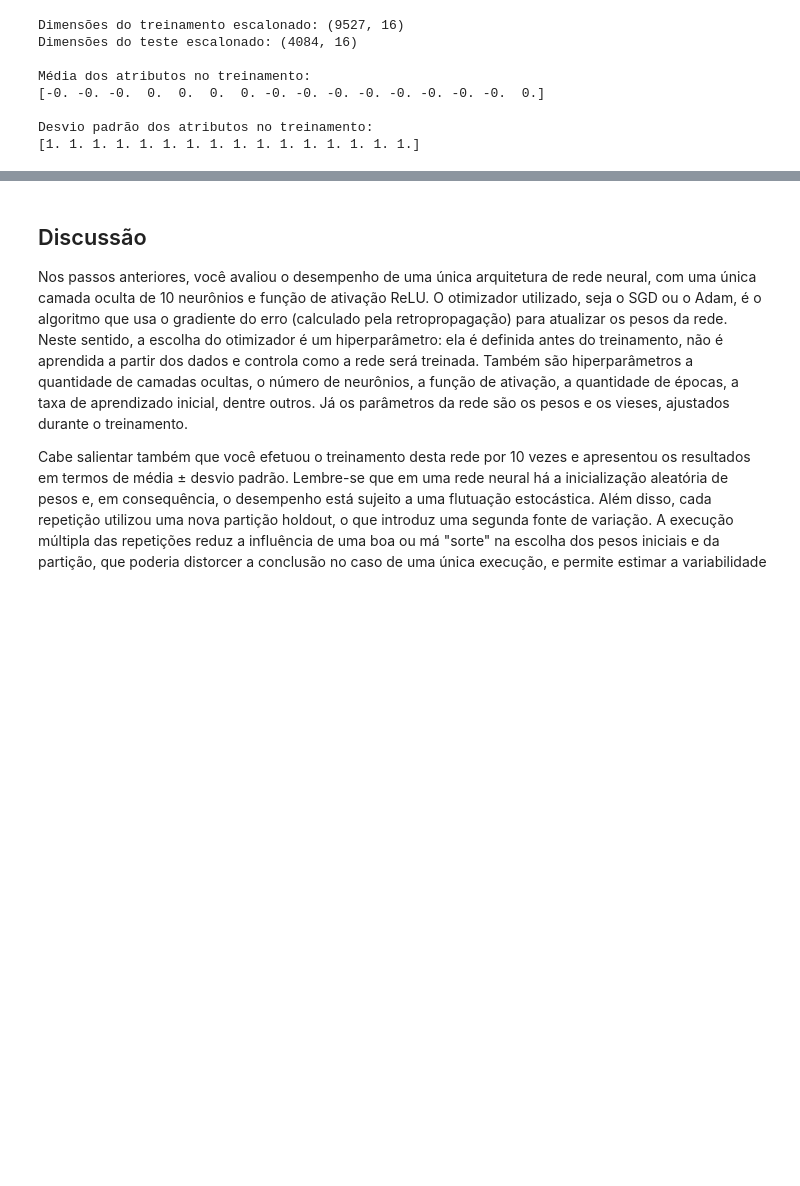
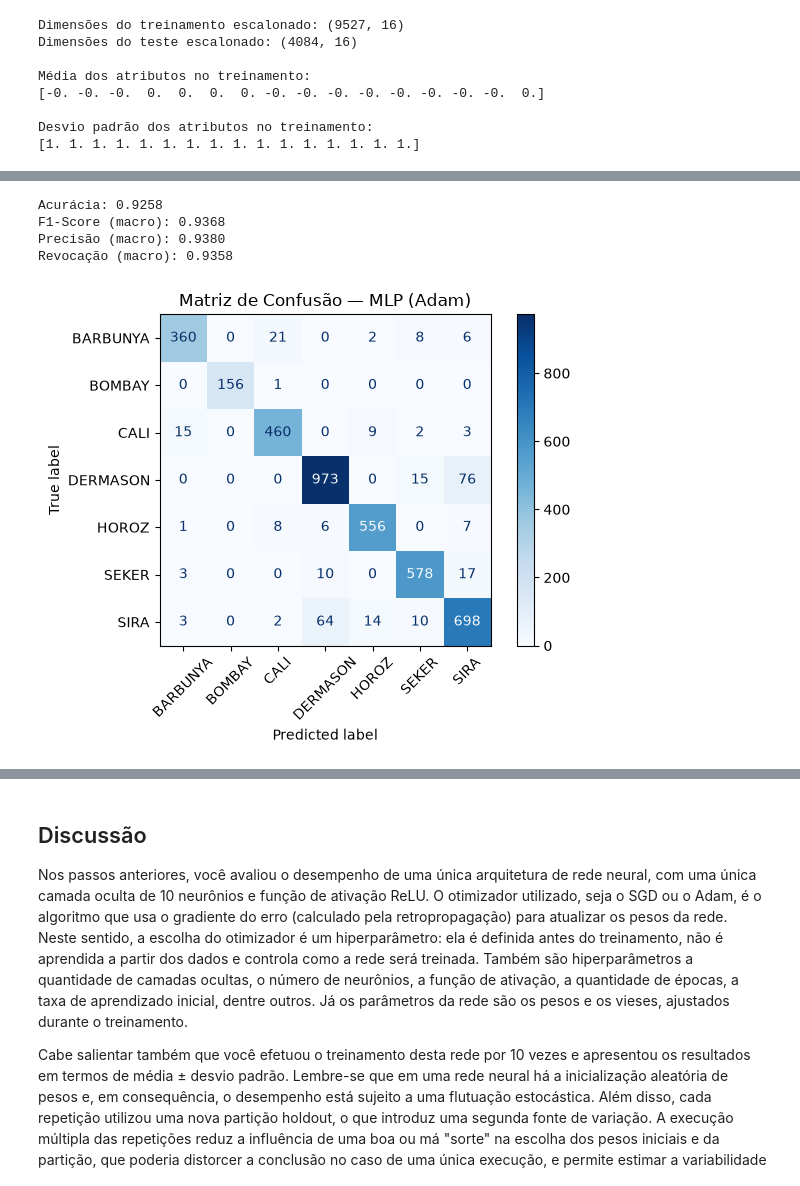
Before and after one commit to Jaum36/Trabalho_Pratico_Redes_Neurais_2.2, a Jupyter notebook: PP2.2.2 - Proposicao e Avaliacao de RNAs.ipynb, the cells around one changed output, grey strips where cells are left out. Cells and saved outputs as stored; diff of their text form; code cells hidden in the pictures; blank space fills up the shorter version.

Commit message:
feat: implementa treinamento e avaliacao de MLPs no PP2.2.2

```diff
--- a/PP2.2.2 - Proposicao e Avaliacao de RNAs.ipynb
+++ b/PP2.2.2 - Proposicao e Avaliacao de RNAs.ipynb
@@ -187,0 +200,18 @@ Desvio padrão dos atributos no treinamento:
+# %%
+
+# Item 1 — Treinando uma MLP com 10 neurônios, ReLU e Adam
+
+mlp = MLPClassifier(
+    hidden_layer_sizes=(10,),
+    activation="relu",
+    solver="adam",
+    max_iter=300,
+    verbose=True,
+    random_state=42
+)
+
+mlp.fit(X_train_scaled, y_train)
+
+print("\nTreinamento concluído.")
+print("Iterações realizadas:", mlp.n_iter_)
+print("Erro final:", mlp.loss_)
@@ -187,0 +236,36 @@ Desvio padrão dos atributos no treinamento:
+# %%
+
+# Item 2 — Avaliando a MLP no conjunto de teste
+
+y_pred = mlp.predict(X_test_scaled)
+
+# Calculando as métricas
+acuracia = accuracy_score(y_test, y_pred)
+f1 = f1_score(y_test, y_pred, average="macro")
+precisao = precision_score(y_test, y_pred, average="macro", zero_division=0)
+revocacao = recall_score(y_test, y_pred, average="macro", zero_division=0)
+
+# Exibindo os resultados
+print(f"Acurácia: {acuracia:.4f}")
+print(f"F1-Score (macro): {f1:.4f}")
+print(f"Precisão (macro): {precisao:.4f}")
+print(f"Revocação (macro): {revocacao:.4f}")
+
+# Matriz de confusão
+matriz = confusion_matrix(y_test, y_pred, labels=mlp.classes_)
+
+disp = ConfusionMatrixDisplay(
+    confusion_matrix=matriz,
+    display_labels=mlp.classes_
+)
+
+disp.plot(cmap="Blues", xticks_rotation=45)
+plt.title("Matriz de Confusão — MLP (Adam)")
+plt.tight_layout()
+plt.show()
+# %% [output]
+Acurácia: 0.9258
+F1-Score (macro): 0.9368
+Precisão (macro): 0.9380
+Revocação (macro): 0.9358
+[figure, added]
```
Also changed, not shown: parts of 6 cells of this notebook.
